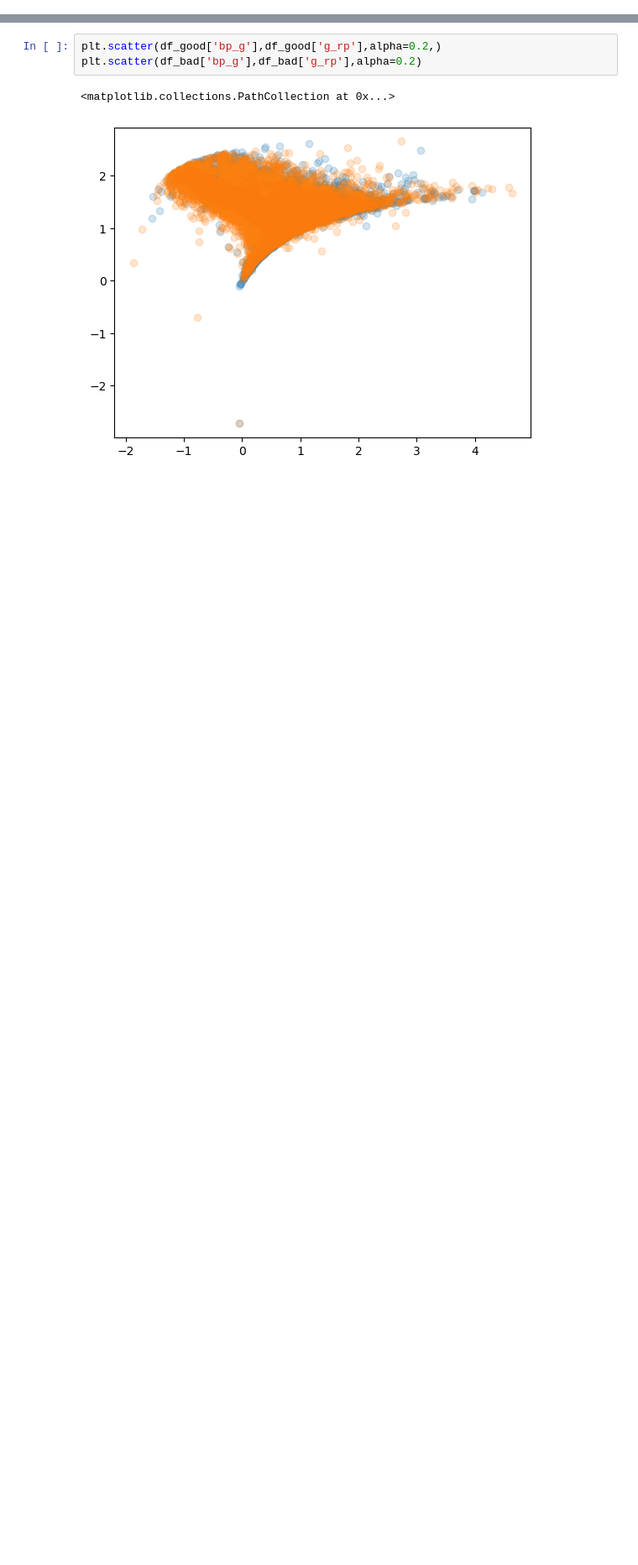
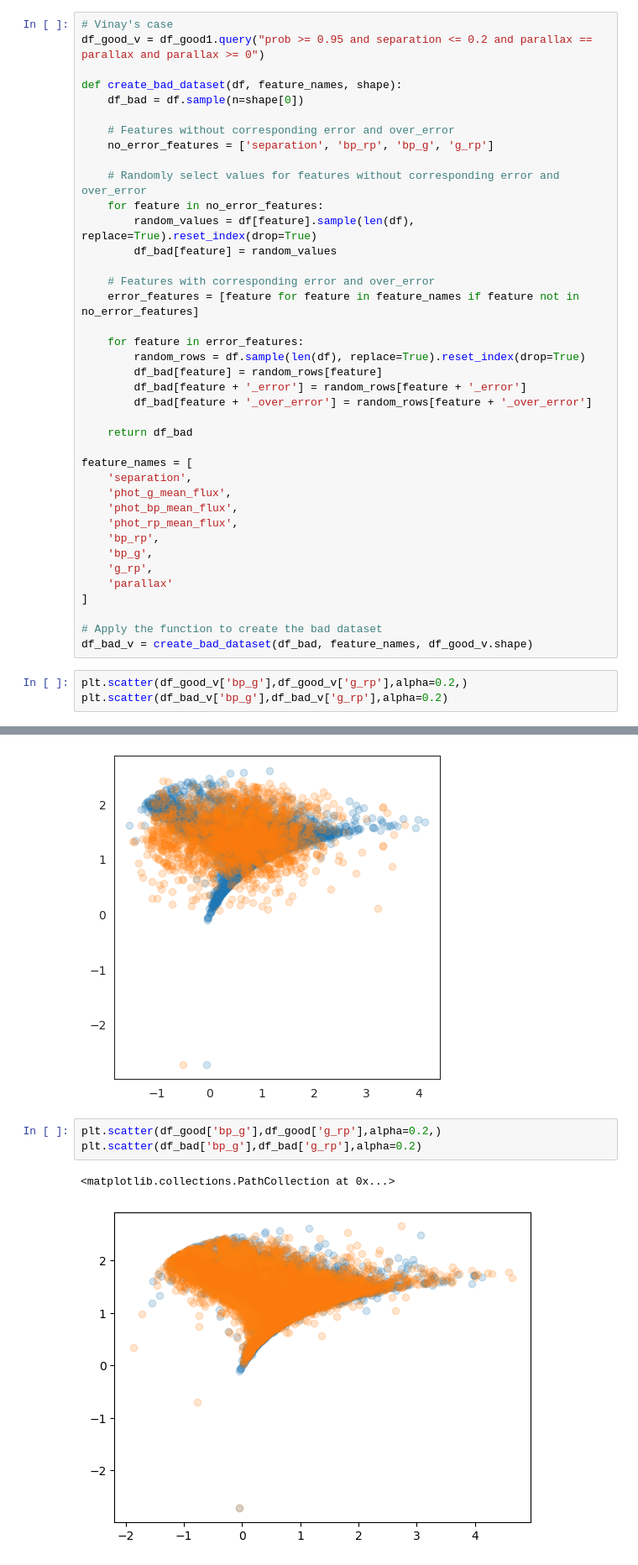
Before and after one commit to samuelperezdi/starsml, a Jupyter notebook: nn_xmatch.ipynb, the cells around one changed output, grey strips where cells are left out. Shown at 84% size. Saved outputs shown, nothing was run; the diff lists cells and outputs as text; blank space fills up the shorter version.

```diff
--- a/nn_xmatch.ipynb
+++ b/nn_xmatch.ipynb
@@ -23,3 +29,46 @@ df_good1 = pd.read_csv('data/likely_matches_plane.csv')
 
 df_good = df_good1.query("prob >= 0.95 and separation <= 0.2")
 df_bad = pd.read_csv('data/unlikely_matches_plane.csv')
+# %%
+# Vinay's case
+df_good_v = df_good1.query("prob >= 0.95 and separation <= 0.2 and parallax == parallax and parallax >= 0")
+
+def create_bad_dataset(df, feature_names, shape):
+    df_bad = df.sample(n=shape[0])
+
+    # Features without corresponding error and over_error
+    no_error_features = ['separation', 'bp_rp', 'bp_g', 'g_rp']
+
+    # Randomly select values for features without corresponding error and over_error
+    for feature in no_error_features:
+        random_values = df[feature].sample(len(df), replace=True).reset_index(drop=True)
+        df_bad[feature] = random_values
+
+    # Features with corresponding error and over_error
+    error_features = [feature for feature in feature_names if feature not in no_error_features]
+
+    for feature in error_features:
+        random_rows = df.sample(len(df), replace=True).reset_index(drop=True)
+        df_bad[feature] = random_rows[feature]
+        df_bad[feature + '_error'] = random_rows[feature + '_error']
+        df_bad[feature + '_over_error'] = random_rows[feature + '_over_error']
+
+    return df_bad
+
+feature_names = [
+    'separation',
+    'phot_g_mean_flux',
+    'phot_bp_mean_flux',
+    'phot_rp_mean_flux',
+    'bp_rp',
+    'bp_g',
+    'g_rp',
+    'parallax'
+]
+
+# Apply the function to create the bad dataset
+df_bad_v = create_bad_dataset(df_bad, feature_names, df_good_v.shape)
+# %%
+plt.scatter(df_good_v['bp_g'],df_good_v['g_rp'],alpha=0.2,)
+plt.scatter(df_bad_v['bp_g'],df_bad_v['g_rp'],alpha=0.2)
+# %% [output]
@@ -26,3 +76,4 @@ df_bad = pd.read_csv('data/unlikely_matches_plane.csv')
+[figure, added]
 # %%
 plt.scatter(df_good['bp_g'],df_good['g_rp'],alpha=0.2,)
 plt.scatter(df_bad['bp_g'],df_bad['g_rp'],alpha=0.2)
```
Also changed, not shown: parts of 50 cells of this notebook, 14 other files.
